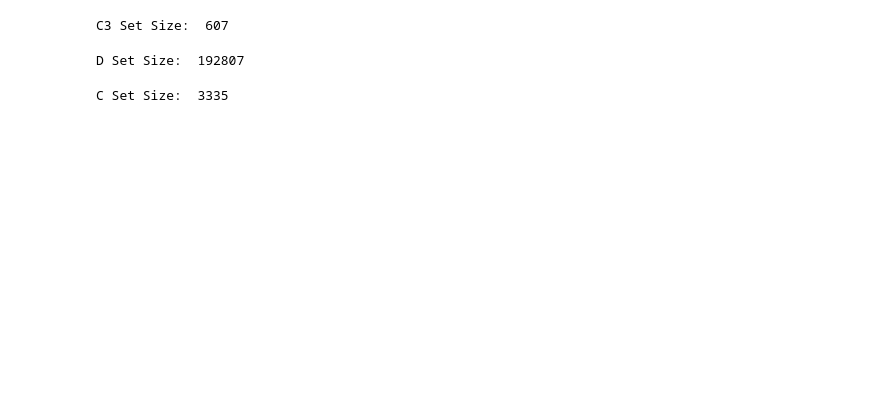
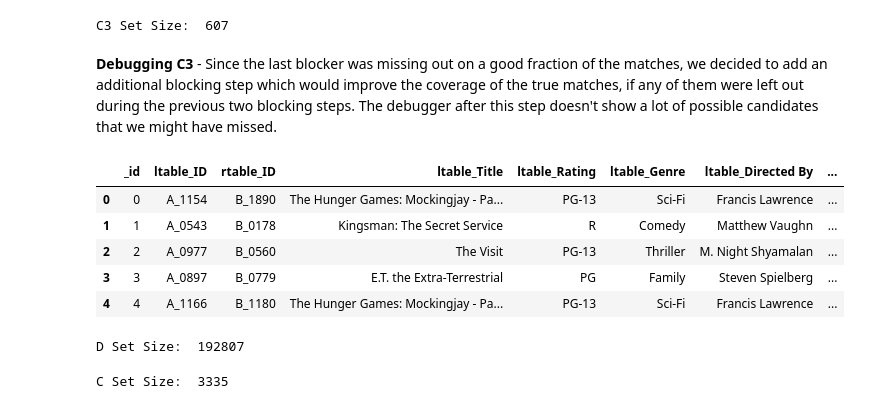
Before and after one commit to ankitvij7/datascience-project, a Jupyter notebook: stage3/src/stage3_jupyter_notebook.ipynb, the cells around one changed output. Drawn from its saved outputs; the diff is of its cells as text; code cells hidden in the pictures; blank space fills up the shorter version.

```diff
--- a/stage3/src/stage3_jupyter_notebook.ipynb
+++ b/stage3/src/stage3_jupyter_notebook.ipynb
@@ -93,6 +119,19 @@ C3 = ab.block_tables(A, B, 'Title', 'Title',
 print("C3 Set Size: ", len(C3))
 # %% [output]
 C3 Set Size:  607
+# %% [markdown]
+**Debugging C3** -
+Since the last blocker was missing out on a good fraction of the matches, we decided to add an additional blocking step which would improve the coverage of the true matches, if any of them were left out during the previous two blocking steps. The debugger after this step doesn't show a lot of possible candidates that we might have missed.
+# %%
+E3 = em.debug_blocker(C3, A, B, output_size=200)
+E3.head()
+# %% [output]
+|  | _id | ltable_ID | rtable_ID | ltable_Title | ltable_Rating | ltable_Genre | ltable_Directed By | ... |
+| 0 | 0 | A_1154 | B_1890 | The Hunger Games: Mockingjay - Pa... | PG-13 | Sci-Fi | Francis Lawrence | ... |
+| 1 | 1 | A_0543 | B_0178 | Kingsman: The Secret Service | R | Comedy | Matthew Vaughn | ... |
+| 2 | 2 | A_0977 | B_0560 | The Visit | PG-13 | Thriller | M. Night Shyamalan | ... |
+| 3 | 3 | A_0897 | B_0779 | E.T. the Extra-Terrestrial | PG | Family | Steven Spielberg | ... |
+| 4 | 4 | A_1166 | B_1180 | The Hunger Games: Mockingjay - Pa... | PG-13 | Sci-Fi | Francis Lawrence | ... |
 # %%
 #Union the last three
 D = em.combine_blocker_outputs_via_union([C1, C2, C3])
```
Also changed, not shown: parts of 6 cells of this notebook.
